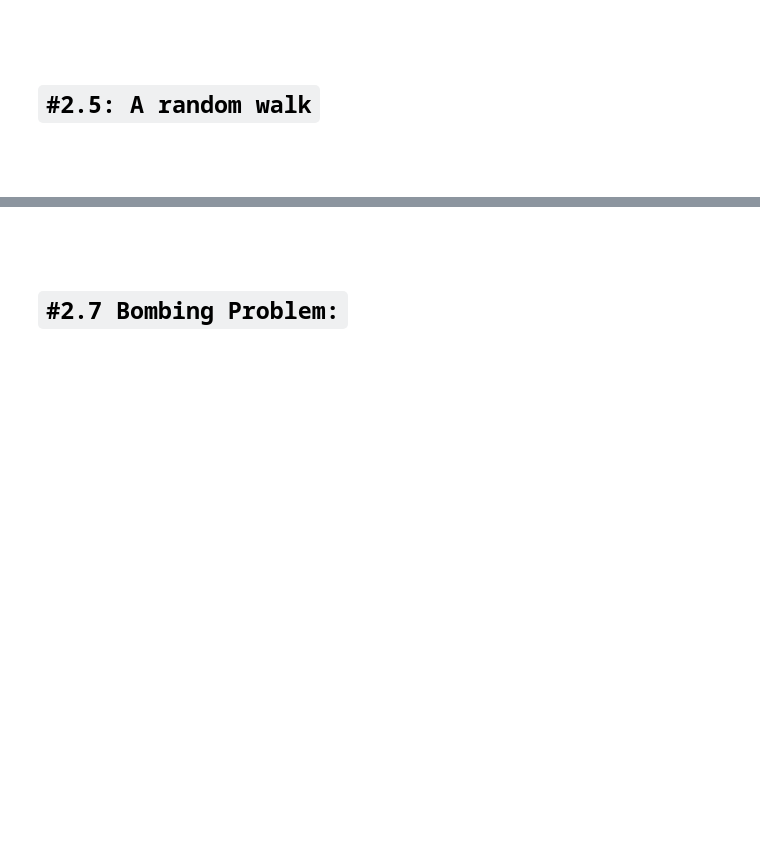
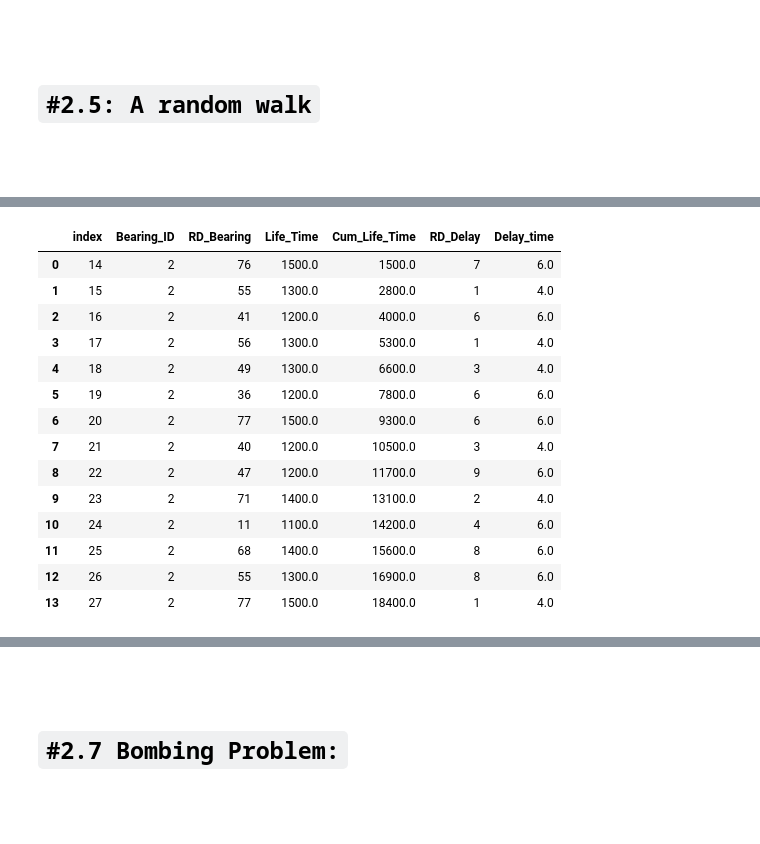
Before and after one commit to yasin-arafat-05/python-academic, a Jupyter notebook: simulation_modeling/01_monte_carlo.ipynb, the cells around one changed output, grey strips where cells are left out. Saved outputs shown, nothing was run; the diff lists cells and outputs as text; code cells hidden in the pictures; blank space fills up the shorter version.

```diff
--- a/simulation_modeling/01_monte_carlo.ipynb
+++ b/simulation_modeling/01_monte_carlo.ipynb
@@ -228,0 +443,20 @@ plt.show()
+# %%
+
+# bearing 2 info:
+three_bearing[three_bearing["Bearing_ID"]==2].reset_index()
+# %% [output]
+|  | index | Bearing_ID | RD_Bearing | Life_Time | Cum_Life_Time | RD_Delay | Delay_time |
+| 0 | 14 | 2 | 76 | 1500.0 | 1500.0 | 7 | 6.0 |
+| 1 | 15 | 2 | 55 | 1300.0 | 2800.0 | 1 | 4.0 |
+| 2 | 16 | 2 | 41 | 1200.0 | 4000.0 | 6 | 6.0 |
+| 3 | 17 | 2 | 56 | 1300.0 | 5300.0 | 1 | 4.0 |
+| 4 | 18 | 2 | 49 | 1300.0 | 6600.0 | 3 | 4.0 |
+| 5 | 19 | 2 | 36 | 1200.0 | 7800.0 | 6 | 6.0 |
+| 6 | 20 | 2 | 77 | 1500.0 | 9300.0 | 6 | 6.0 |
+| 7 | 21 | 2 | 40 | 1200.0 | 10500.0 | 3 | 4.0 |
+| 8 | 22 | 2 | 47 | 1200.0 | 11700.0 | 9 | 6.0 |
+| 9 | 23 | 2 | 71 | 1400.0 | 13100.0 | 2 | 4.0 |
+| 10 | 24 | 2 | 11 | 1100.0 | 14200.0 | 4 | 6.0 |
+| 11 | 25 | 2 | 68 | 1400.0 | 15600.0 | 8 | 6.0 |
+| 12 | 26 | 2 | 55 | 1300.0 | 16900.0 | 8 | 6.0 |
+| 13 | 27 | 2 | 77 | 1500.0 | 18400.0 | 1 | 4.0 |
```
Also changed, not shown: parts of 33 cells of this notebook, 4 other files.
